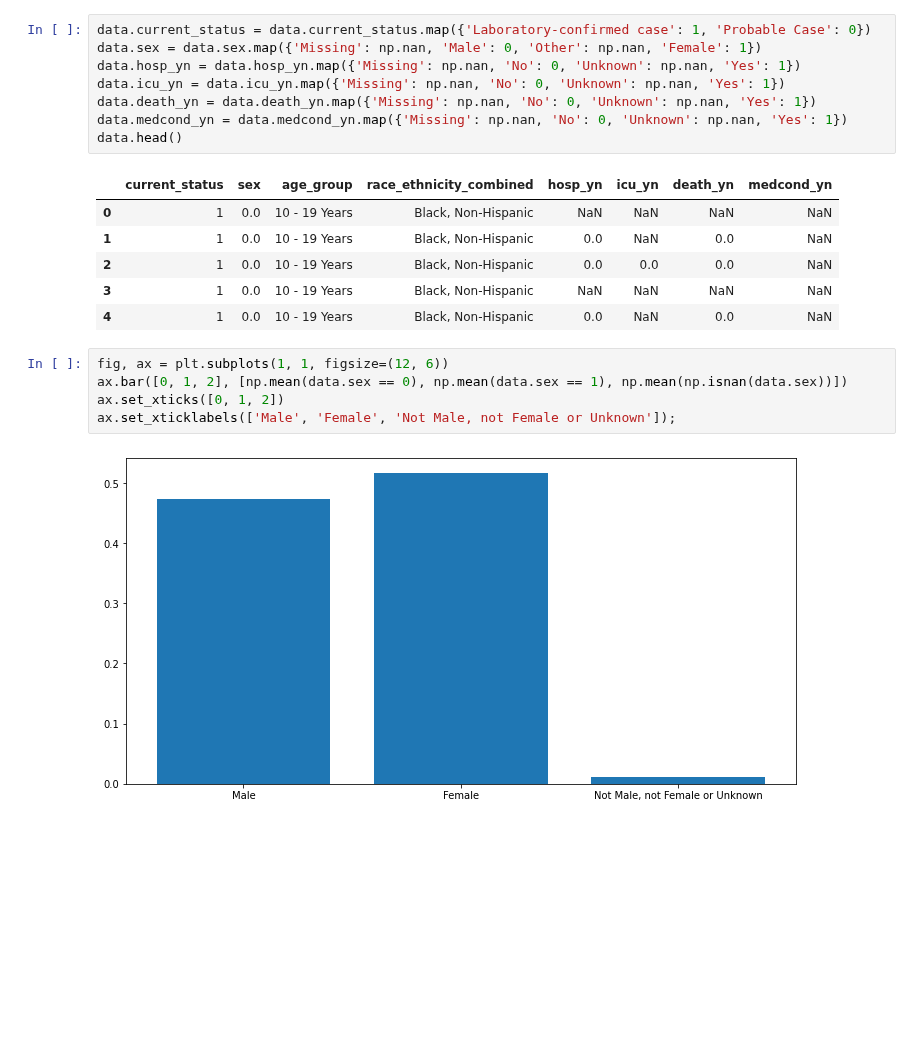
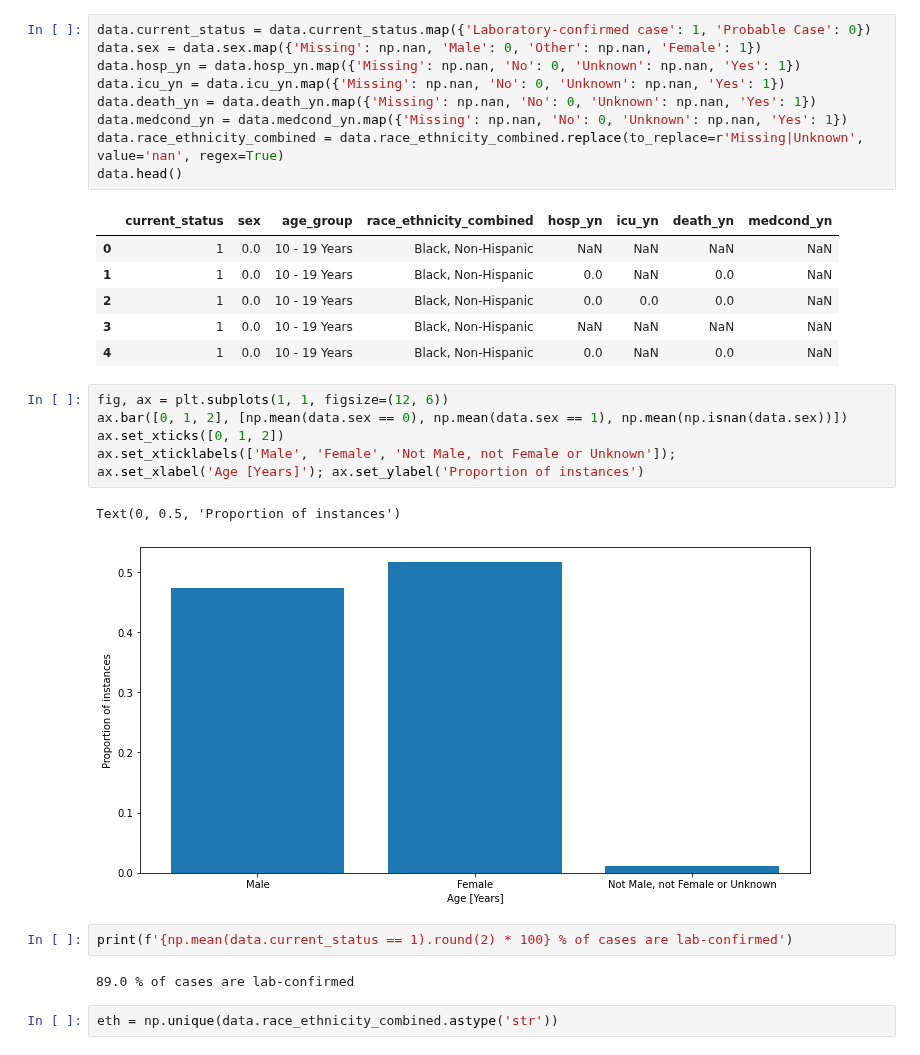
Before and after one commit to psaegert/AML-Final, a Jupyter notebook: explore_data.ipynb, the cells around one changed output. Cells and saved outputs as stored; diff of their text form; blank space fills up the shorter version.

```diff
--- a/explore_data.ipynb
+++ b/explore_data.ipynb
@@ -37,6 +46,7 @@ data.hosp_yn = data.hosp_yn.map({'Missing': np.nan, 'No': 0, 'Unknown': np.nan,
 data.icu_yn = data.icu_yn.map({'Missing': np.nan, 'No': 0, 'Unknown': np.nan, 'Yes': 1})
 data.death_yn = data.death_yn.map({'Missing': np.nan, 'No': 0, 'Unknown': np.nan, 'Yes': 1})
 data.medcond_yn = data.medcond_yn.map({'Missing': np.nan, 'No': 0, 'Unknown': np.nan, 'Yes': 1})
+data.race_ethnicity_combined = data.race_ethnicity_combined.replace(to_replace=r'Missing|Unknown', value='nan', regex=True)
 data.head()
 # %% [output]
 |  | current_status | sex | age_group | race_ethnicity_combined | hosp_yn | icu_yn | death_yn | medcond_yn |
@@ -48,7 +58,15 @@ data.head()
 # %%
 fig, ax = plt.subplots(1, 1, figsize=(12, 6))
 ax.bar([0, 1, 2], [np.mean(data.sex == 0), np.mean(data.sex == 1), np.mean(np.isnan(data.sex))])
 ax.set_xticks([0, 1, 2])
 ax.set_xticklabels(['Male', 'Female', 'Not Male, not Female or Unknown']);
+ax.set_xlabel('Age [Years]'); ax.set_ylabel('Proportion of instances')
 # %% [output]
+Text(0, 0.5, 'Proportion of instances')
-[figure, old version]
+[figure, new version]
+# %%
+print(f'{np.mean(data.current_status == 1).round(2) * 100} % of cases are lab-confirmed')
+# %% [output]
+89.0 % of cases are lab-confirmed
+# %%
+eth = np.unique(data.race_ethnicity_combined.astype('str'))
```
Also changed, not shown: parts of 3 cells of this notebook.
